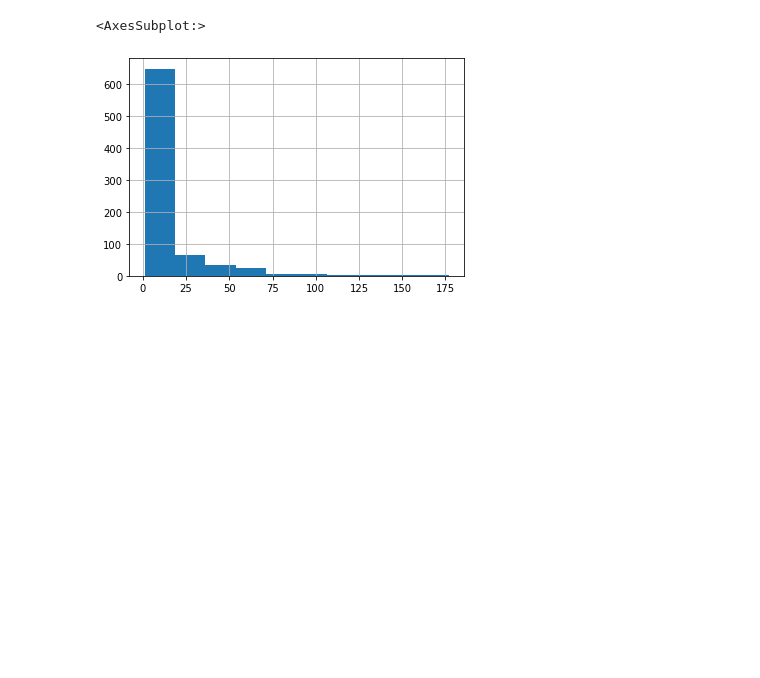
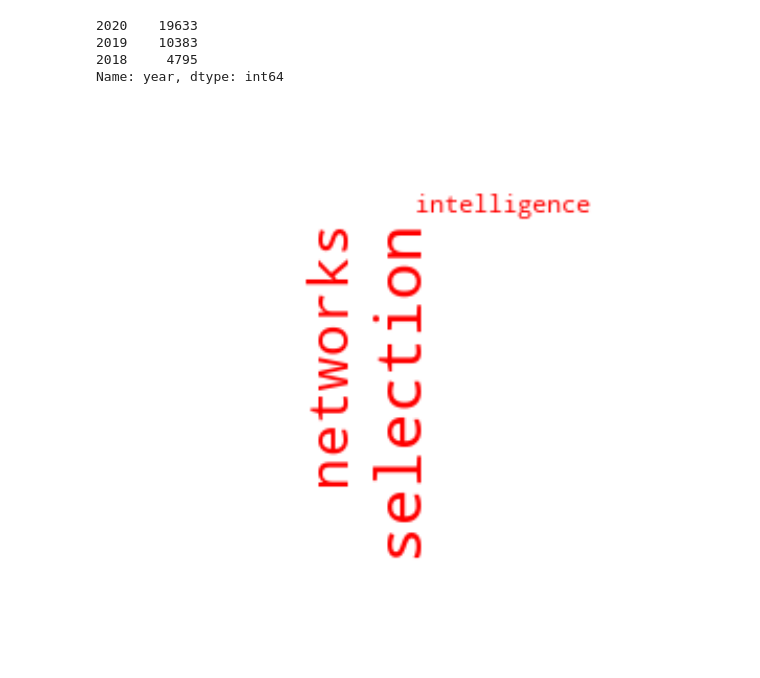
Before and after one commit to louisbove84/Article-Rating-Predictor, a Jupyter notebook: EDA.ipynb, the cells around one changed output. Drawn from its saved outputs; the diff is of its cells as text; code cells hidden in the pictures; blank space fills up the shorter version.

```diff
--- a/EDA.ipynb
+++ b/EDA.ipynb
@@ -293,5 +82,69 @@ medium_df = pd.read_csv('medium_data.csv')
-# %%
-medium_df['claps'].value_counts().hist()
-# %% [output]
-<AxesSubplot:>
-[figure, removed]
+# %%
+#Instanciate Scraper Class
+scraper = Scraper()
+
+#Scrape article titles, claps, dates, etc. from TowardsDataScience.com
+#Scarper.get_medium_data()
+
+#Import Medium DataFrames
+df_2018 = pd.read_csv('data/medium_data_2018.csv')
+df_2019 = pd.read_csv('data/medium_data_2019.csv')
+df_2020 = pd.read_csv('data/medium_data_2020.csv')
+
+#Merge the years into one Data Frame
+df = pd.concat([df_2018, df_2019, df_2020])
+
+#Change date column to datetime
+df.date = pd.to_datetime(df['date'])
+
+#Add Year column
+df['year'] = pd.DatetimeIndex(df['date']).year
+
+#Show total articles scraped
+df['year'].value_counts()
+# %% [output]
+2020    19633
+2019    10383
+2018     4795
+Name: year, dtype: int64
+# %%
+#Instanciate NLP Class
+nlp = NLP()
+
+#Convert Data Frames from 2018-2020 into speech tagged Data Frame
+#showing the change in use of a specifc nouns between 2018-2020
+trend_df = nlp.tokenizeTagTrend([df_2018, df_2019, df_2020])
+
+#Sort a decr/incr df based on the values in the 'change' column
+decr_trend_df = trend_df.sort_values('change')
+incr_trend_df = trend_df.sort_values('change', ascending = False)
+
+#Create dictionaries of the 'change' columns to feed into a wordcloud
+decr_dict = dict(decr_trend_df['change'].apply(lambda x: -x).head(20))
+incr_dict = dict(incr_trend_df['change'].apply(lambda x: x).head(20))
+
+#Add is words found after playing around with the min_word_length
+decr_lst = ['Google', 'TensorFlow', 'language processing', 'detection']
+incr_lst = ['docker', 'tableau', 'amazon', 'pytorch', 'database', 'pipeline', 'twitter', 'jupyter notebook']
+
+#Add the additional words to the word clouds
+incr_dict = nlp.addWordsToCloud(incr_dict, incr_lst)
+decr_dict = nlp.addWordsToCloud(decr_dict, decr_lst)
+# %%
+#Create "Down Arrow" mask for the word cloud
+decr_char_mask = np.array(Image.open("images/darrow.jpeg"))
+
+# Generate a word cloud image of the biggest downward trends:
+wordcloud_decr = WordCloud(width = 2000, height = 2000,
+                background_color ='white', mask=decr_char_mask,
+                min_font_size = 10,
+                color_func=lambda *args, **kwargs: (255,0,0)
+                ).generate_from_frequencies(decr_dict)
+
+# Display the generated image:
+plt.figure(figsize = (10, 10), facecolor = None)
+plt.imshow(wordcloud_decr, interpolation='bilinear')
+plt.axis("off")
+plt.show()
+# %% [output]
+[figure, added]
```
Also changed, not shown: parts of 34 cells of this notebook, 13 other files.
